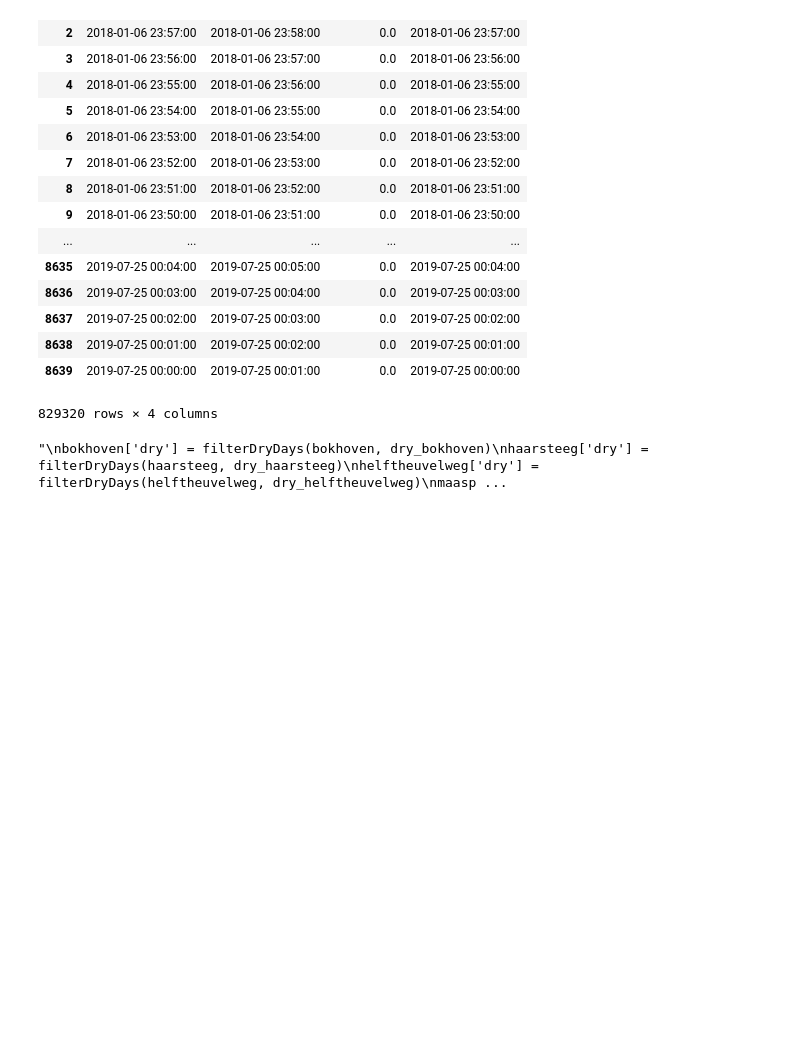
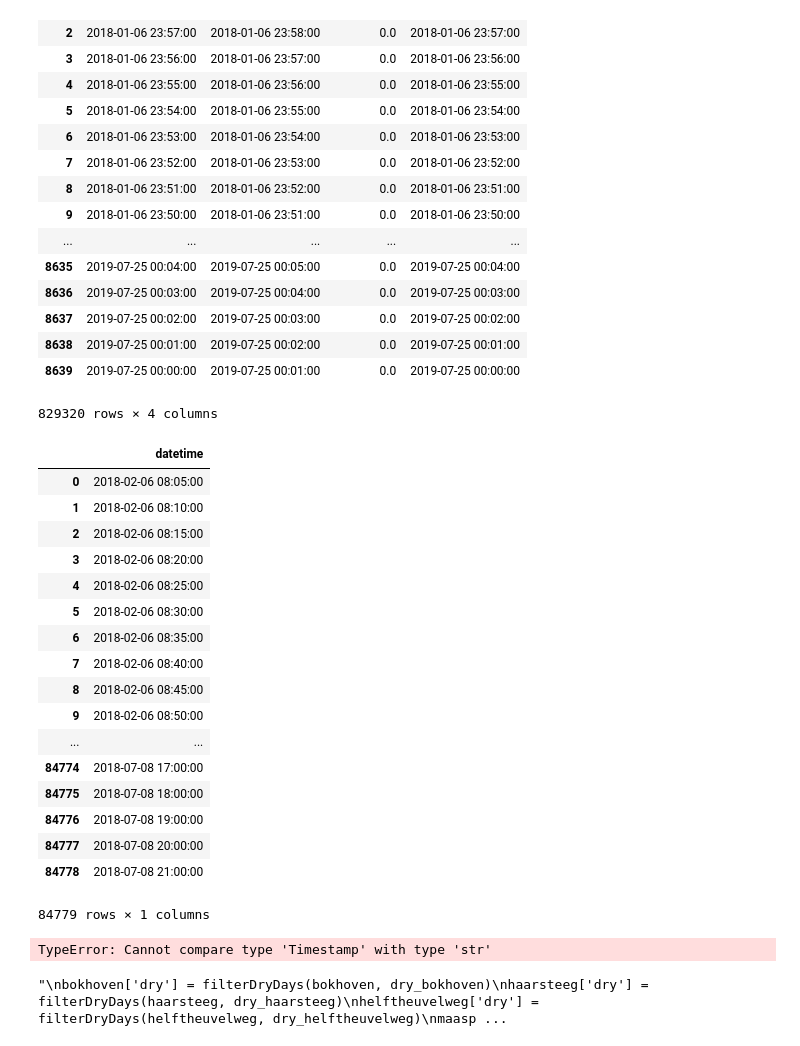
Before and after one commit to Trezorro/waterschap-datachallenge, a Jupyter notebook: Flow analysis 24-09.ipynb, the cells around one changed output. Cells and saved outputs as stored; diff of their text form; code cells hidden in the pictures; blank space fills up the shorter version.

```diff
--- a/Flow analysis 24-09.ipynb
+++ b/Flow analysis 24-09.ipynb
@@ -129,6 +129,39 @@ dry_maaspoort = dry_df('dry_maaspoort')
 dry_oudengelseweg = dry_df('dry_oudengelseweg')
 # %%
 drydfs = [dry_rompert, dry_bokhoven, dry_haarsteeg, dry_helftheuvelweg, dry_maaspoort, dry_oudengelseweg]
+# %%
+dry_rompert
+# %% [output]
+|  | datetime |
+| 0 | 2018-02-06 08:05:00 |
+| 1 | 2018-02-06 08:10:00 |
+| 2 | 2018-02-06 08:15:00 |
+| 3 | 2018-02-06 08:20:00 |
+| 4 | 2018-02-06 08:25:00 |
+| 5 | 2018-02-06 08:30:00 |
+| 6 | 2018-02-06 08:35:00 |
+| 7 | 2018-02-06 08:40:00 |
+| 8 | 2018-02-06 08:45:00 |
+| 9 | 2018-02-06 08:50:00 |
+| ... | ... |
+| 84774 | 2018-07-08 17:00:00 |
+| 84775 | 2018-07-08 18:00:00 |
+| 84776 | 2018-07-08 19:00:00 |
+| 84777 | 2018-07-08 20:00:00 |
+| 84778 | 2018-07-08 21:00:00 |
+84779 rows × 1 columns
+# %%
+de_rompert = de_rompert.groupby(pd.TimeGrouper('5Min'))['de_rompert'].mean()
+
+'''
+bokhoven = bokhoven.groupby(pd.TimeGrouper('5Min'))['bokhoven'].mean()
+haarsteeg = haarsteeg.groupby(pd.TimeGrouper('5Min'))['haarsteeg'].mean()
+helftheuvelweg = helftheuvelweg.groupby(pd.TimeGrouper('5Min'))['helftheuvelweg'].mean()
+maaspoort = maaspoort.groupby(pd.TimeGrouper('5Min'))['maaspoort'].mean()
+oudengelseweg = oudengelseweg.groupby(pd.TimeGrouper('5Min'))['oudengelseweg'].mean()
+'''
+# %% [output]
+TypeError: Cannot compare type 'Timestamp' with type 'str'
 # %%
 def filterDryDays(data, dry):
     rain = np.where(data.index.isin(dry['datetime']), 1, 0)
```
Also changed, not shown: parts of 1 cell of this notebook.
